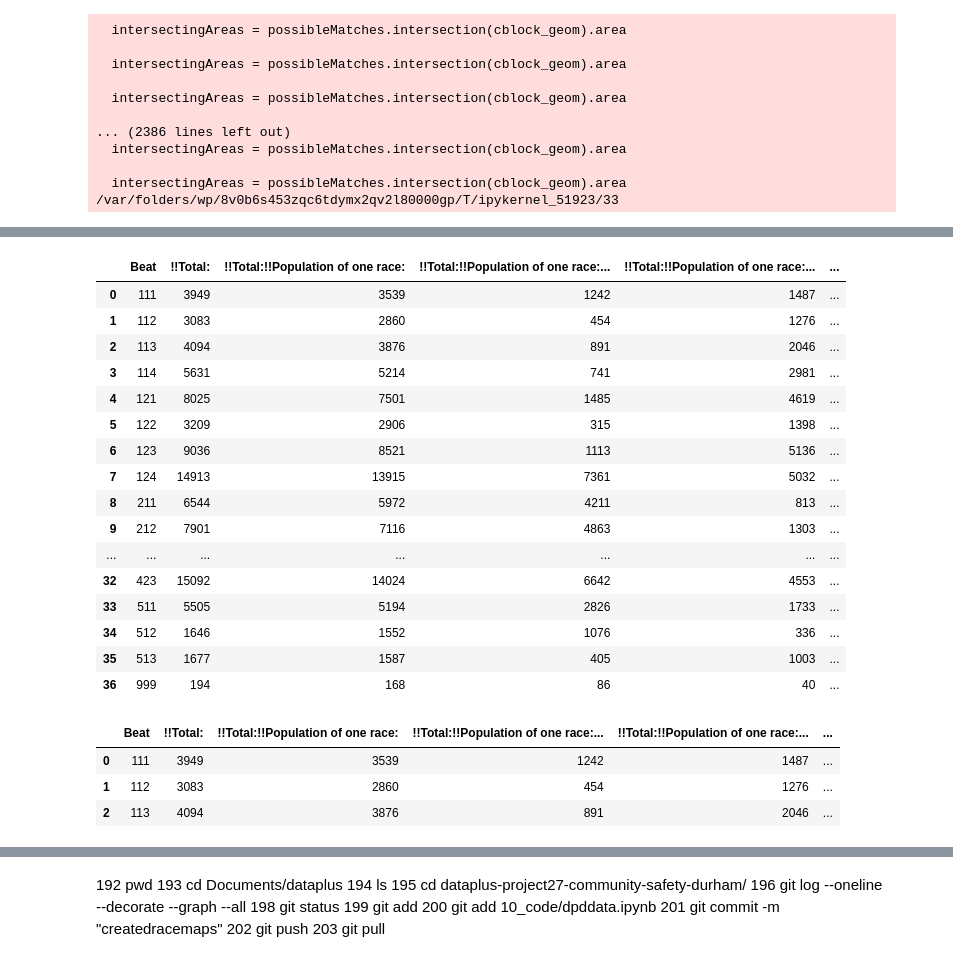
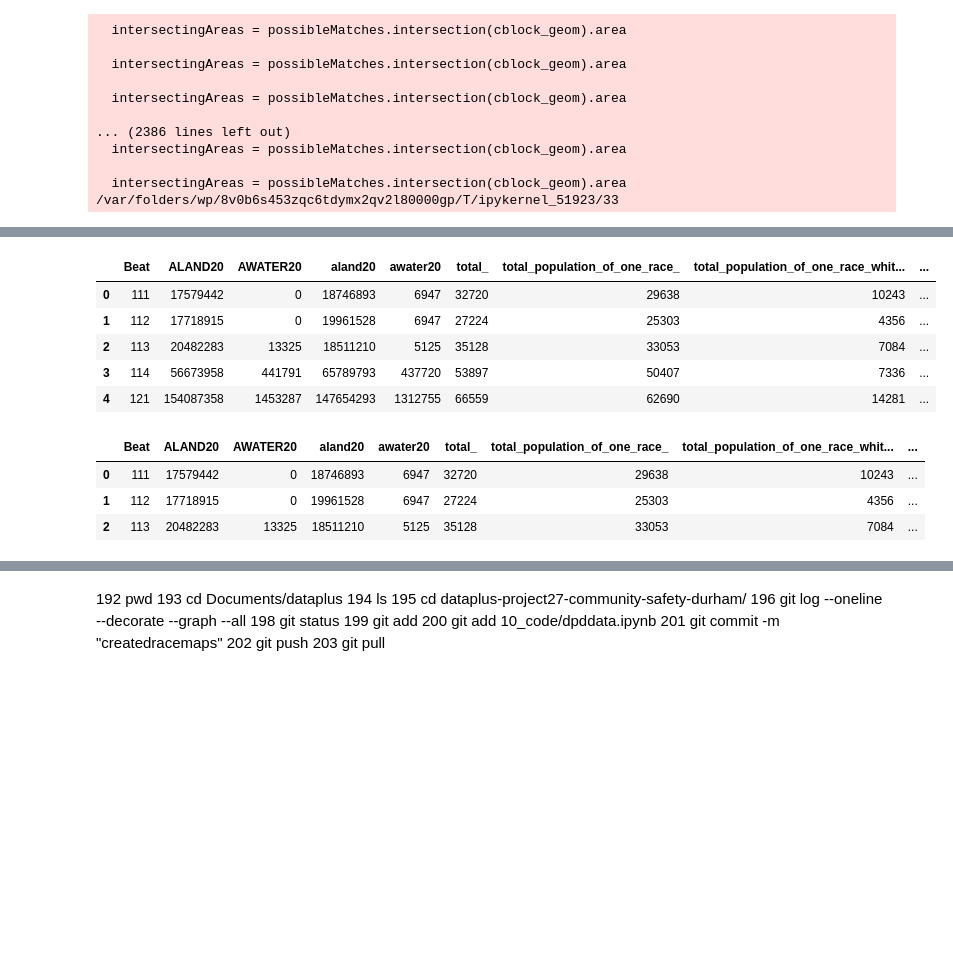
Before and after one commit to sadiesheridan/dataplus-project27-community-safety-durham, a Jupyter notebook: 10_code/dpddata.ipynb, the cells around one changed output, grey strips where cells are left out. Saved outputs shown, nothing was run; the diff lists cells and outputs as text; code cells hidden in the pictures; blank space fills up the shorter version.

```diff
--- a/10_code/dpddata.ipynb
+++ b/10_code/dpddata.ipynb
@@ -314,10 +314,12 @@ durhamracemap.head()
 | 370630020362000 | 37 | 063 | 002036 | 2000 | Block 2000 | G5040 | R | None | None | S | ... |
 | 370630018017041 | 37 | 063 | 001801 | 7041 | Block 7041 | G5040 | R | None | None | S | ... |
 # %%
-durhamracemap['propwhite']= durhamracemap['total_population_of_one_race_white_alone'] / durhamracemap['total_']
-durhamracemap['propblack']= durhamracemap['total_population_of_one_race_black_or_african_american_alone'] / durhamracemap['total_']
-durhamracemap['area'] = durhamracemap.area
-durhamracemap['popdensity']= durhamracemap['total_'] / durhamracemap['area']
+#adding new columns to durham racemap
+#durhamracemap['propwhite']= durhamracemap['total_population_of_one_race_white_alone'] / durhamracemap['total_']
+#durhamracemap['propblack']= durhamracemap['total_population_of_one_race_black_or_african_american_alone'] / durhamracemap['total_']
+#durhamracemap['area'] = durhamracemap.area
+#durhamracemap['popdensity']= durhamracemap['total_'] / durhamracemap['area']
 # durhamracemap.sort_values(by='popdensity', inplace=True, ascending=False)
 # durhamracemap = durhamracemap.drop(labels=['370630011001003','370630020254001','370630013031012','370630020372058','370630020343006'], axis=0)
+#durhamracemap.head()
 # %% [output]
@@ -416,6 +428,8 @@ cblockDurhamBeats['Beat'] = cblockDurhamBeats.index.map(lambda ii: cblockIndexTo
 /var/folders/wp/8v0b6s453zqc6tdymx2qv2l80000gp/T/ipykernel_51923/33
 # %%
 #putting race data into the police beat and block data
-beatswithrace = pd.merge(racedata, cblockDurhamBeats, on ='GEOID20')
+beatswithrace = gpd.sjoin(cblockDurhamBeats, durhamracemap)
+
+#beatswithrace = pd.merge(racedata, cblockDurhamBeats, on ='GEOID20')
 beatswithrace.head(3)
 # %% [output]
@@ -426,31 +441,22 @@ beatswithrace.head(3)
 # %%
 #summing the population by police beat
 popsumbybeat = beatswithrace.groupby('Beat', as_index=False).sum()
-popsumbybeat
+popsumbybeat.head()
 # %% [output]
-|  | Beat | !!Total: | !!Total:!!Population of one race: | !!Total:!!Population of one race:... | !!Total:!!Population of one race:... | ... |
-| 0 | 111 | 3949 | 3539 | 1242 | 1487 | ... |
-| 1 | 112 | 3083 | 2860 | 454 | 1276 | ... |
-| 2 | 113 | 4094 | 3876 | 891 | 2046 | ... |
-| 3 | 114 | 5631 | 5214 | 741 | 2981 | ... |
-| 4 | 121 | 8025 | 7501 | 1485 | 4619 | ... |
-| 5 | 122 | 3209 | 2906 | 315 | 1398 | ... |
-| 6 | 123 | 9036 | 8521 | 1113 | 5136 | ... |
-| 7 | 124 | 14913 | 13915 | 7361 | 5032 | ... |
-| 8 | 211 | 6544 | 5972 | 4211 | 813 | ... |
-| 9 | 212 | 7901 | 7116 | 4863 | 1303 | ... |
-| ... | ... | ... | ... | ... | ... | ... |
-| 32 | 423 | 15092 | 14024 | 6642 | 4553 | ... |
-| 33 | 511 | 5505 | 5194 | 2826 | 1733 | ... |
-| 34 | 512 | 1646 | 1552 | 1076 | 336 | ... |
-| 35 | 513 | 1677 | 1587 | 405 | 1003 | ... |
-| 36 | 999 | 194 | 168 | 86 | 40 | ... |
+|  | Beat | ALAND20 | AWATER20 | aland20 | awater20 | total_ | total_population_of_one_race_ | total_population_of_one_race_whit... | ... |
+| 0 | 111 | 17579442 | 0 | 18746893 | 6947 | 32720 | 29638 | 10243 | ... |
+| 1 | 112 | 17718915 | 0 | 19961528 | 6947 | 27224 | 25303 | 4356 | ... |
+| 2 | 113 | 20482283 | 13325 | 18511210 | 5125 | 35128 | 33053 | 7084 | ... |
+| 3 | 114 | 56673958 | 441791 | 65789793 | 437720 | 53897 | 50407 | 7336 | ... |
+| 4 | 121 | 154087358 | 1453287 | 147654293 | 1312755 | 66559 | 62690 | 14281 | ... |
 # %%
 #adding beat geometry to popsumbybeat
 raceineachbeat = pd.merge(popsumbybeat, policebeats, left_on='Beat', right_on='LAWBEAT')
+raceineachbeat = raceineachbeat.to_crs("EPSG:2264")
+#raceineachbeat = gpd.sjoin(policebeats, popsumbybeat)
 raceineachbeat.head(3)
 # %% [output]
-|  | Beat | !!Total: | !!Total:!!Population of one race: | !!Total:!!Population of one race:... | !!Total:!!Population of one race:... | ... |
-| 0 | 111 | 3949 | 3539 | 1242 | 1487 | ... |
-| 1 | 112 | 3083 | 2860 | 454 | 1276 | ... |
-| 2 | 113 | 4094 | 3876 | 891 | 2046 | ... |
+|  | Beat | ALAND20 | AWATER20 | aland20 | awater20 | total_ | total_population_of_one_race_ | total_population_of_one_race_whit... | ... |
+| 0 | 111 | 17579442 | 0 | 18746893 | 6947 | 32720 | 29638 | 10243 | ... |
+| 1 | 112 | 17718915 | 0 | 19961528 | 6947 | 27224 | 25303 | 4356 | ... |
+| 2 | 113 | 20482283 | 13325 | 18511210 | 5125 | 35128 | 33053 | 7084 | ... |
```
Also changed, not shown: parts of 10 cells of this notebook.
